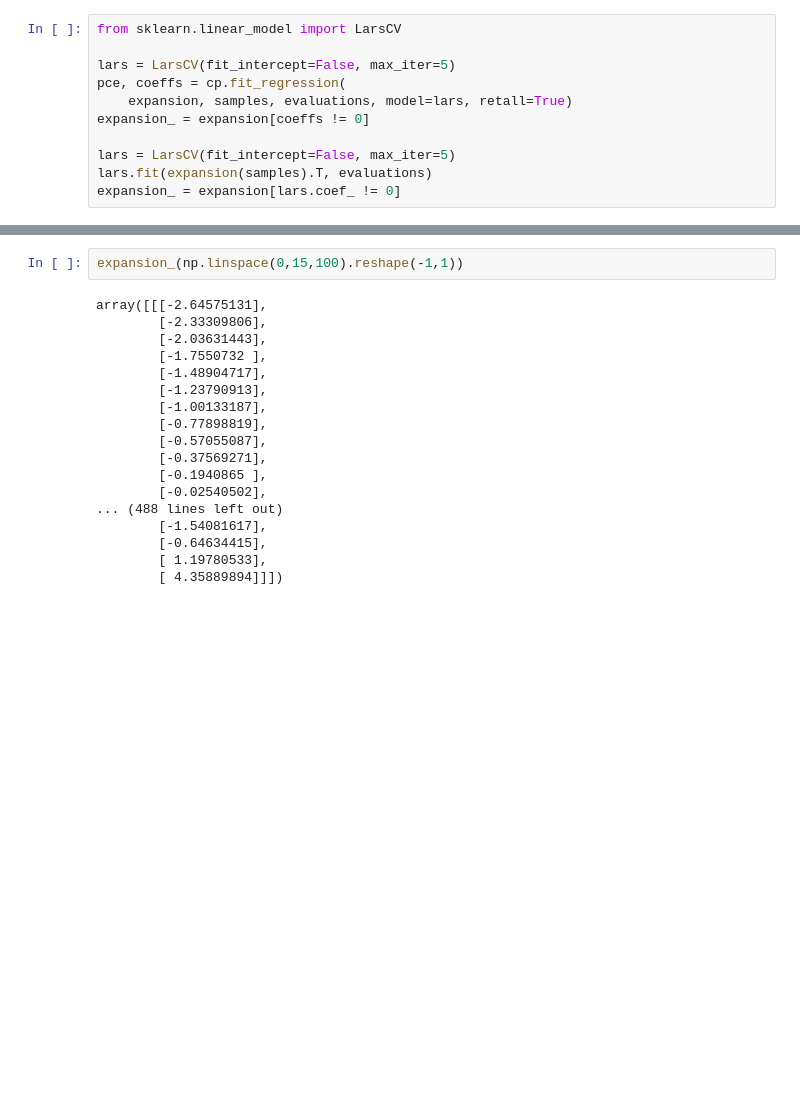
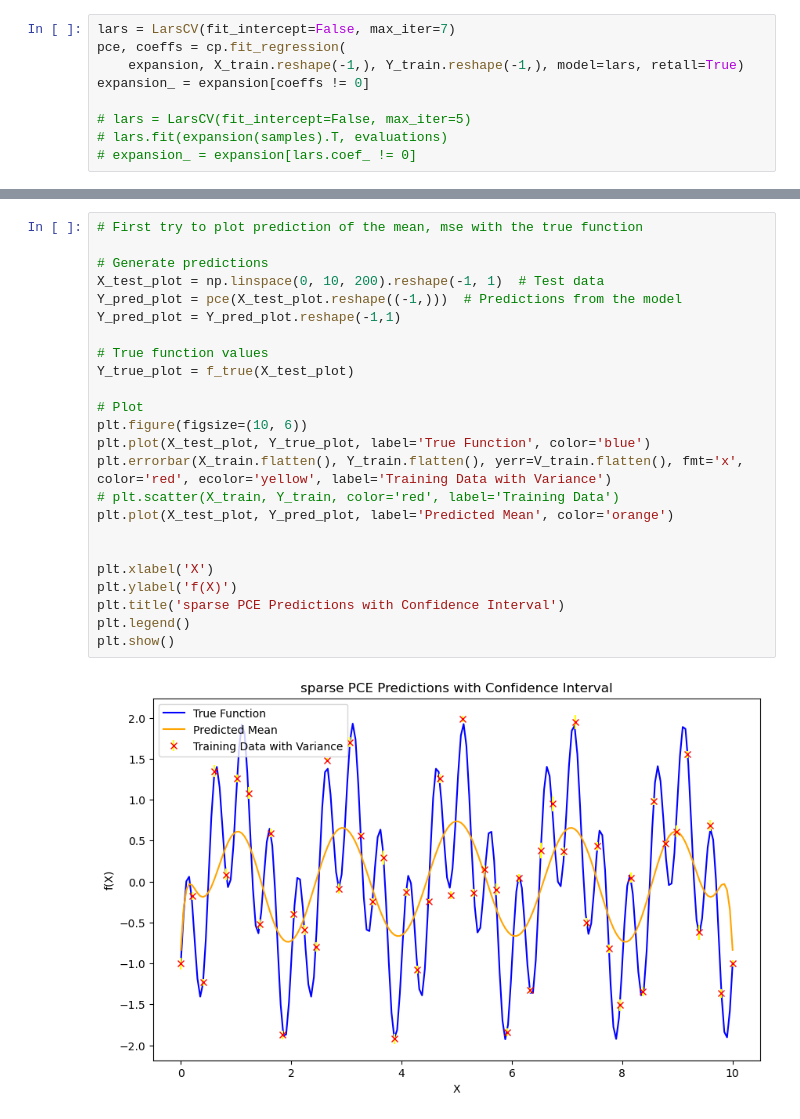
Before and after one commit to ZhifeiYL/Optimization-Notebook, a Jupyter notebook: KrigingOpt/cp_1D.ipynb, the cells around one changed output, grey strips where cells are left out. Saved outputs shown, nothing was run; the diff lists cells and outputs as text; blank space fills up the shorter version.

```diff
--- a/KrigingOpt/cp_1D.ipynb
+++ b/KrigingOpt/cp_1D.ipynb
@@ -10,14 +30,12 @@ expansion = cp.generate_expansion(9, distribution, normed=True)
 # %%
-from sklearn.linear_model import LarsCV
-
-lars = LarsCV(fit_intercept=False, max_iter=5)
+lars = LarsCV(fit_intercept=False, max_iter=7)
 pce, coeffs = cp.fit_regression(
-    expansion, samples, evaluations, model=lars, retall=True)
+    expansion, X_train.reshape(-1,), Y_train.reshape(-1,), model=lars, retall=True)
 expansion_ = expansion[coeffs != 0]
 
-lars = LarsCV(fit_intercept=False, max_iter=5)
-lars.fit(expansion(samples).T, evaluations)
-expansion_ = expansion[lars.coef_ != 0]
+# lars = LarsCV(fit_intercept=False, max_iter=5)
+# lars.fit(expansion(samples).T, evaluations)
+# expansion_ = expansion[lars.coef_ != 0]
 # %%
 expansion_, lars.coef_
 # %% [output]
@@ -32,20 +54,26 @@ expansion_, lars.coef_
-# %%
-expansion_(np.linspace(0,15,100).reshape(-1,1))
-# %% [output]
-array([[[-2.64575131],
-        [-2.33309806],
-        [-2.03631443],
-        [-1.7550732 ],
-        [-1.48904717],
-        [-1.23790913],
-        [-1.00133187],
-        [-0.77898819],
-        [-0.57055087],
-        [-0.37569271],
-        [-0.1940865 ],
-        [-0.02540502],
-... (488 lines left out)
-        [-1.54081617],
-        [-0.64634415],
-        [ 1.19780533],
-        [ 4.35889894]]])
+# %%
+# First try to plot prediction of the mean, mse with the true function
+
+# Generate predictions
+X_test_plot = np.linspace(0, 10, 200).reshape(-1, 1)  # Test data
+Y_pred_plot = pce(X_test_plot.reshape((-1,)))  # Predictions from the model
+Y_pred_plot = Y_pred_plot.reshape(-1,1)
+
+# True function values
+Y_true_plot = f_true(X_test_plot)
+
+# Plot
+plt.figure(figsize=(10, 6))
+plt.plot(X_test_plot, Y_true_plot, label='True Function', color='blue')
+plt.errorbar(X_train.flatten(), Y_train.flatten(), yerr=V_train.flatten(), fmt='x', color='red', ecolor='yellow', label='Training Data with Variance')
+# plt.scatter(X_train, Y_train, color='red', label='Training Data')
+plt.plot(X_test_plot, Y_pred_plot, label='Predicted Mean', color='orange')
+
+
+plt.xlabel('X')
+plt.ylabel('f(X)')
+plt.title('sparse PCE Predictions with Confidence Interval')
+plt.legend()
+plt.show()
+# %% [output]
+[figure, added]
```
Also changed, not shown: parts of 3 cells of this notebook, 5 other files.
